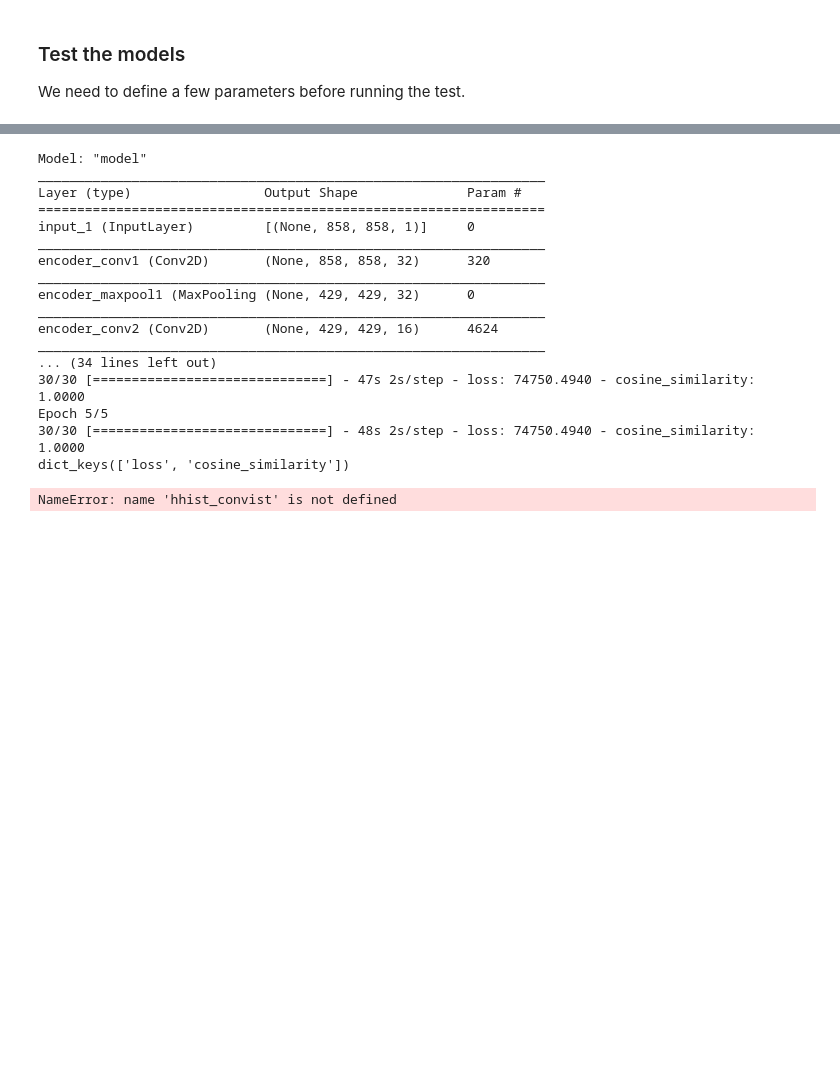
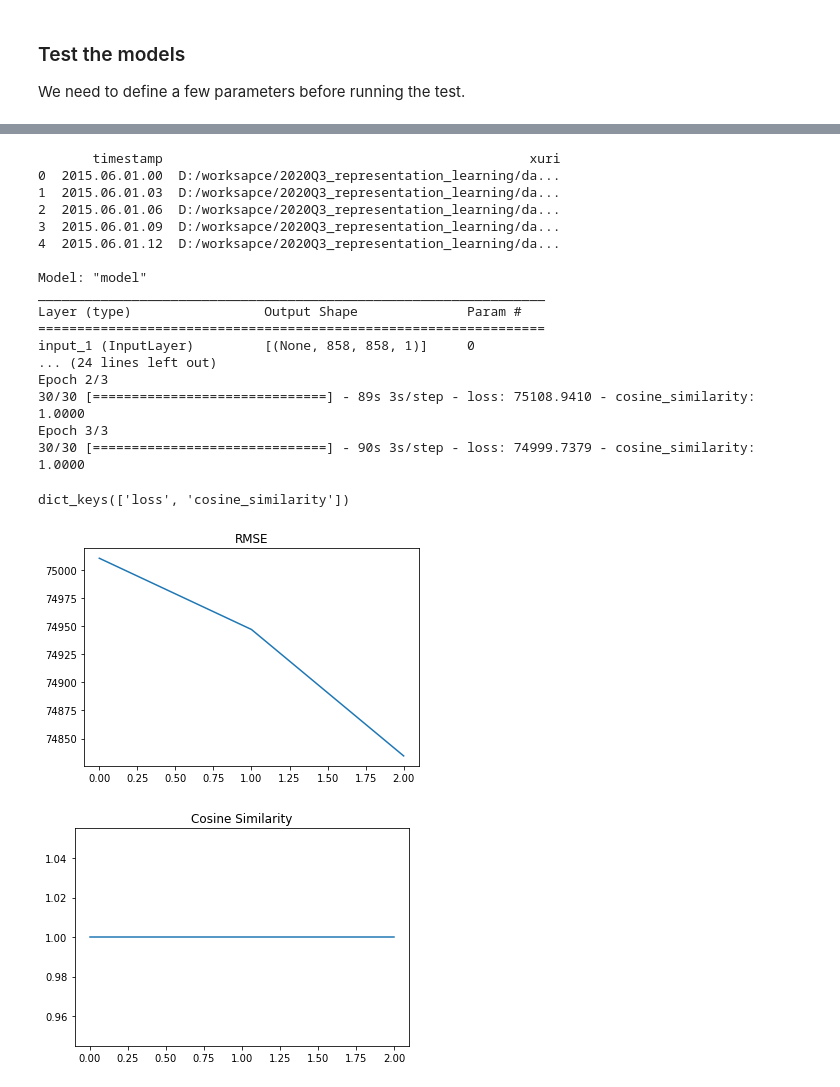
Before and after one commit to tingsyo/course_2021Q1_ML_for_Atmospheric_Sciences, a Jupyter notebook: notebook/04_autoencoder_for_noaa-gridsat-b1.ipynb, the cells around one changed output, grey strips where cells are left out. Saved outputs shown, nothing was run; the diff lists cells and outputs as text; code cells hidden in the pictures; blank space fills up the shorter version.

```diff
--- a/notebook/04_autoencoder_for_noaa-gridsat-b1.ipynb
+++ b/notebook/04_autoencoder_for_noaa-gridsat-b1.ipynb
@@ -212,7 +211,9 @@ dict_keys(['loss', 'cosine_similarity'])
 # %%
 # Define parameters
-datadir = '../../data/noaa/'
+datadir = 'D:/worksapce/2020Q3_representation_learning/data/noaa'
 finfo = list_noaagridsatb1_files(datadir)
+print(finfo.head())
+print()
 
 NX = 858
 NY = 858
@@ -227,36 +228,43 @@ print("Training autoencoder with data size: "+str(nSample))
 steps_train = np.ceil(nSample/batch_size)
 print("Training data steps: " + str(steps_train))
 # Fitting model
-hist_conv = ae_conv[0].fit_generator(data_generator_ae(finfo['xuri'], batch_size, add_dim=True), steps_per_epoch=steps_train, epochs=5, max_queue_size=batch_size, use_multiprocessing=False, verbose=1)
-
-# Visualize the process
-%matplotlib inline
-import matplotlib.pyplot as plt
-
-print(hist_conv.history.keys())
-plt.plot(hhist_convist.history['loss'])
-plt.title('RMSE')
-plt.show()
-
-plt.plot(hist_conv.history['cosine_similarity'])
-plt.title('Cosine Similarity')
-plt.show()
+hist_conv = ae_conv[0].fit(data_generator_ae(finfo['xuri'], batch_size, add_dim=True), steps_per_epoch=steps_train, epochs=3, max_queue_size=batch_size, use_multiprocessing=False, verbose=1)
 # %% [output]
+       timestamp                                               xuri
+0  2015.06.01.00  D:/worksapce/2020Q3_representation_learning/da...
+1  2015.06.01.03  D:/worksapce/2020Q3_representation_learning/da...
+2  2015.06.01.06  D:/worksapce/2020Q3_representation_learning/da...
+3  2015.06.01.09  D:/worksapce/2020Q3_representation_learning/da...
+4  2015.06.01.12  D:/worksapce/2020Q3_representation_learning/da...
+
 Model: "model"
 _________________________________________________________________
 Layer (type)                 Output Shape              Param #
 =================================================================
 input_1 (InputLayer)         [(None, 858, 858, 1)]     0
-_________________________________________________________________
-encoder_conv1 (Conv2D)       (None, 858, 858, 32)      320
-_________________________________________________________________
-encoder_maxpool1 (MaxPooling (None, 429, 429, 32)      0
-_________________________________________________________________
-encoder_conv2 (Conv2D)       (None, 429, 429, 16)      4624
-_________________________________________________________________
-... (34 lines left out)
-30/30 [==============================] - 47s 2s/step - loss: 74750.4940 - cosine_similarity: 1.0000
-Epoch 5/5
-30/30 [==============================] - 48s 2s/step - loss: 74750.4940 - cosine_similarity: 1.0000
-dict_keys(['loss', 'cosine_similarity'])
+... (24 lines left out)
+Epoch 2/3
+30/30 [==============================] - 89s 3s/step - loss: 75108.9410 - cosine_similarity: 1.0000
+Epoch 3/3
+30/30 [==============================] - 90s 3s/step - loss: 74999.7379 - cosine_similarity: 1.0000
-NameError: name 'hhist_convist' is not defined
+# %%
+# Save model weight
+checkpoint_path = "../data/ae_conv-cp-{epoch:04d}.ckpt"
+ae_conv[0].save_weights(checkpoint_path.format(epoch=3))
+
+# Visualize the process
+%matplotlib inline
+import matplotlib.pyplot as plt
+
+print(hist_conv.history.keys())
+plt.plot(hist_conv.history['loss'])
+plt.title('RMSE')
+plt.show()
+
+plt.plot(hist_conv.history['cosine_similarity'])
+plt.title('Cosine Similarity')
+plt.show()
+# %% [output]
+dict_keys(['loss', 'cosine_similarity'])
+[figure, added]
+[figure, added]
```
Also changed, not shown: parts of 4 cells of this notebook, 1 other file.
